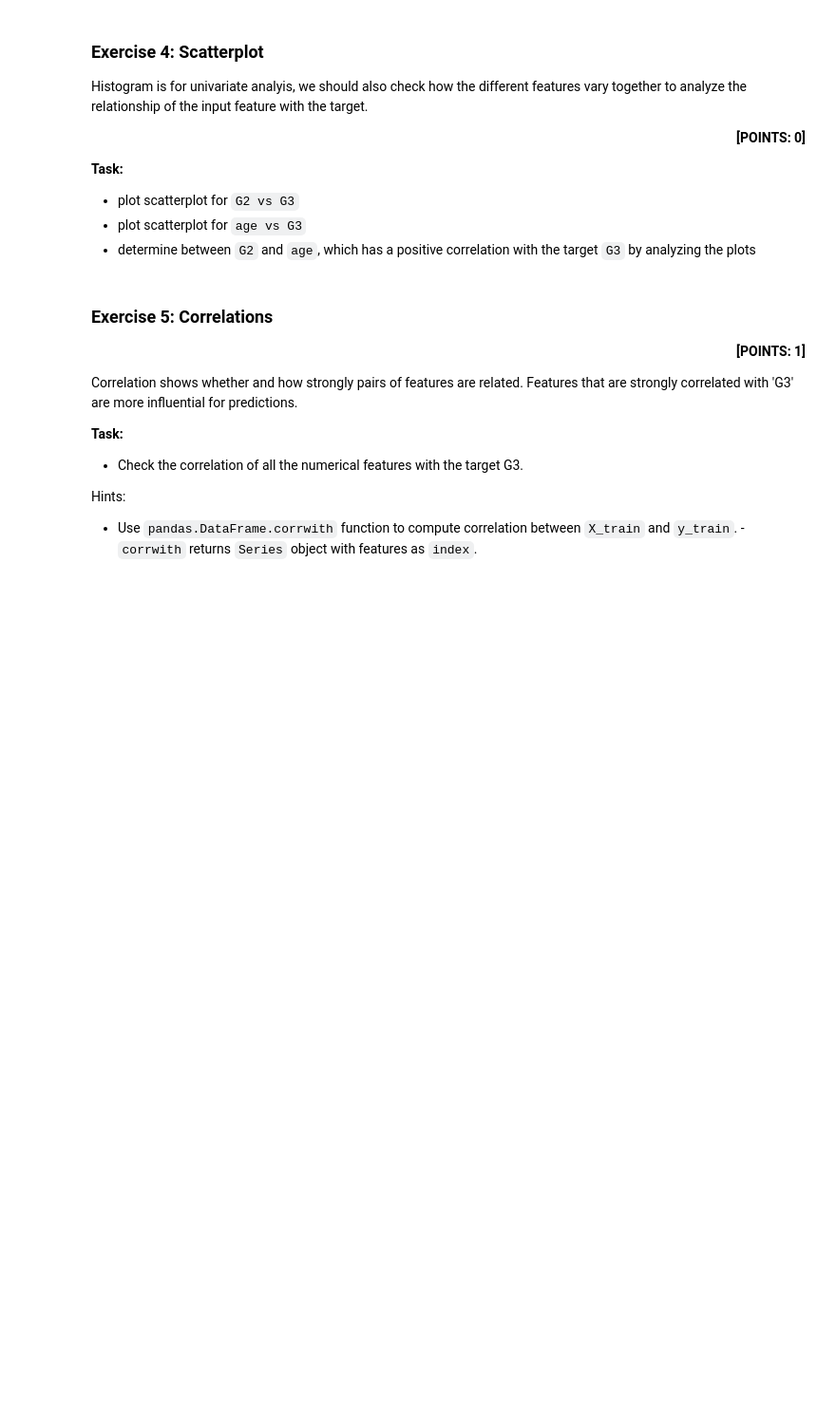
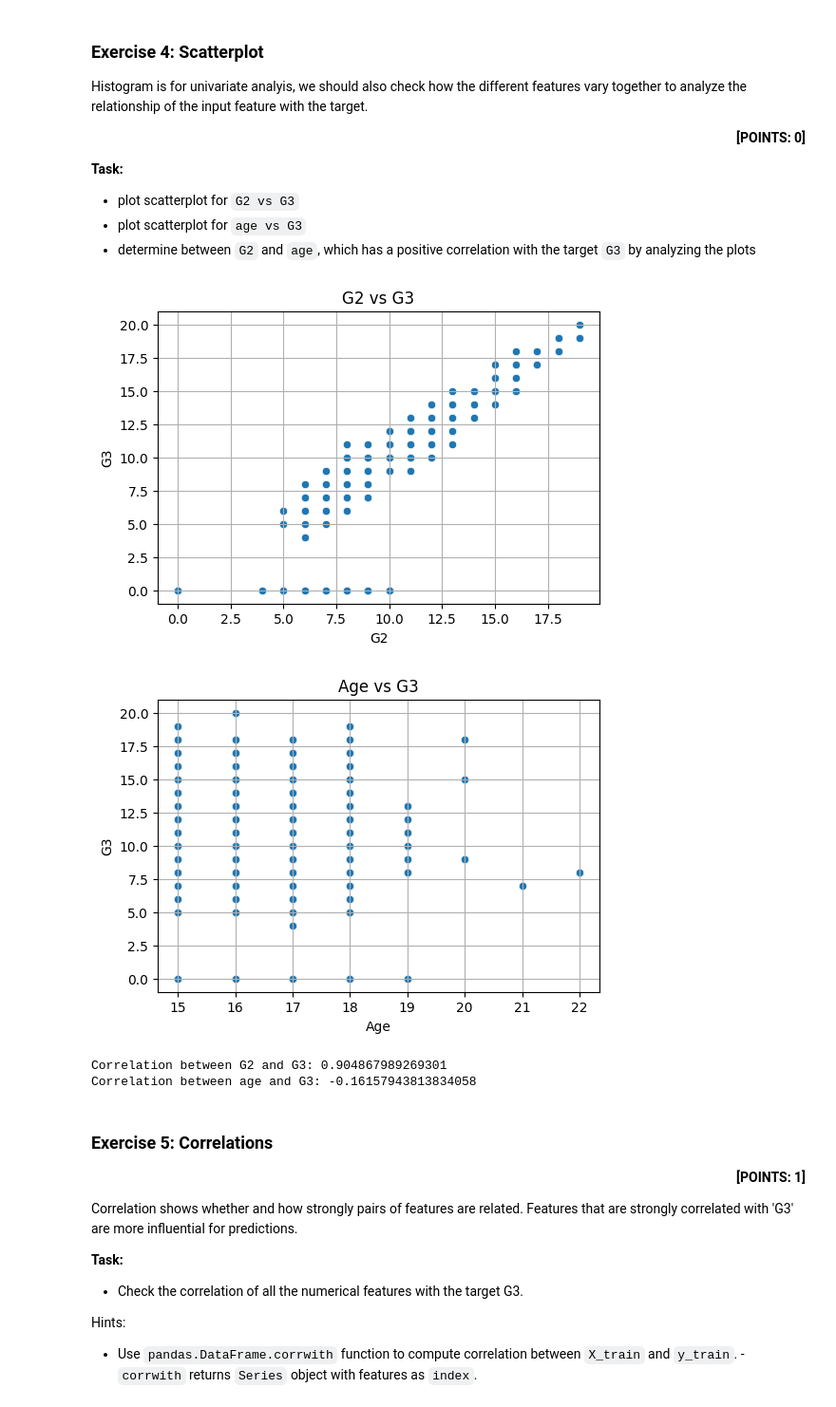
Before and after one commit to sumitthakurbarahi/FuseMachineAI, a Jupyter notebook: Linear_Models/Linear Regression_Student.ipynb, the cells around one changed output. Shown at 95% size. Drawn from its saved outputs; the diff is of its cells as text; code cells hidden in the pictures; blank space fills up the shorter version.

```diff
--- a/Linear_Models/Linear Regression_Student.ipynb
+++ b/Linear_Models/Linear Regression_Student.ipynb
@@ -189,3 +219,33 @@ raise NotImplementedError
+# %%
+### Ex-4-Task-1
+### BEGIN SOLUTION
+# Plot G2 vs G3
+plt.figure(figsize=(6, 4))
+sns.scatterplot(data=math_df, x='G2', y='G3')
+plt.title('G2 vs G3')
+plt.xlabel('G2')
+plt.ylabel('G3')
+plt.grid(True)
+plt.show()
+
+# Plot age vs G3
+plt.figure(figsize=(6, 4))
+sns.scatterplot(data=math_df, x='age', y='G3')
+plt.title('Age vs G3')
+plt.xlabel('Age')
+plt.ylabel('G3')
+plt.grid(True)
+plt.show()
+
+# Optional: Compute correlation values
+print("Correlation between G2 and G3:", math_df['G2'].corr(math_df['G3']))
+print("Correlation between age and G3:", math_df['age'].corr(math_df['G3']))
+### END SOLUTION
+# %% [output]
+[figure, added]
+[figure, added]
+Correlation between G2 and G3: 0.904867989269301
+Correlation between age and G3: -0.16157943813834058
 # %% [markdown]
 ### Exercise 5: Correlations
 
```
Also changed, not shown: parts of 17 cells of this notebook, 1 other file.
